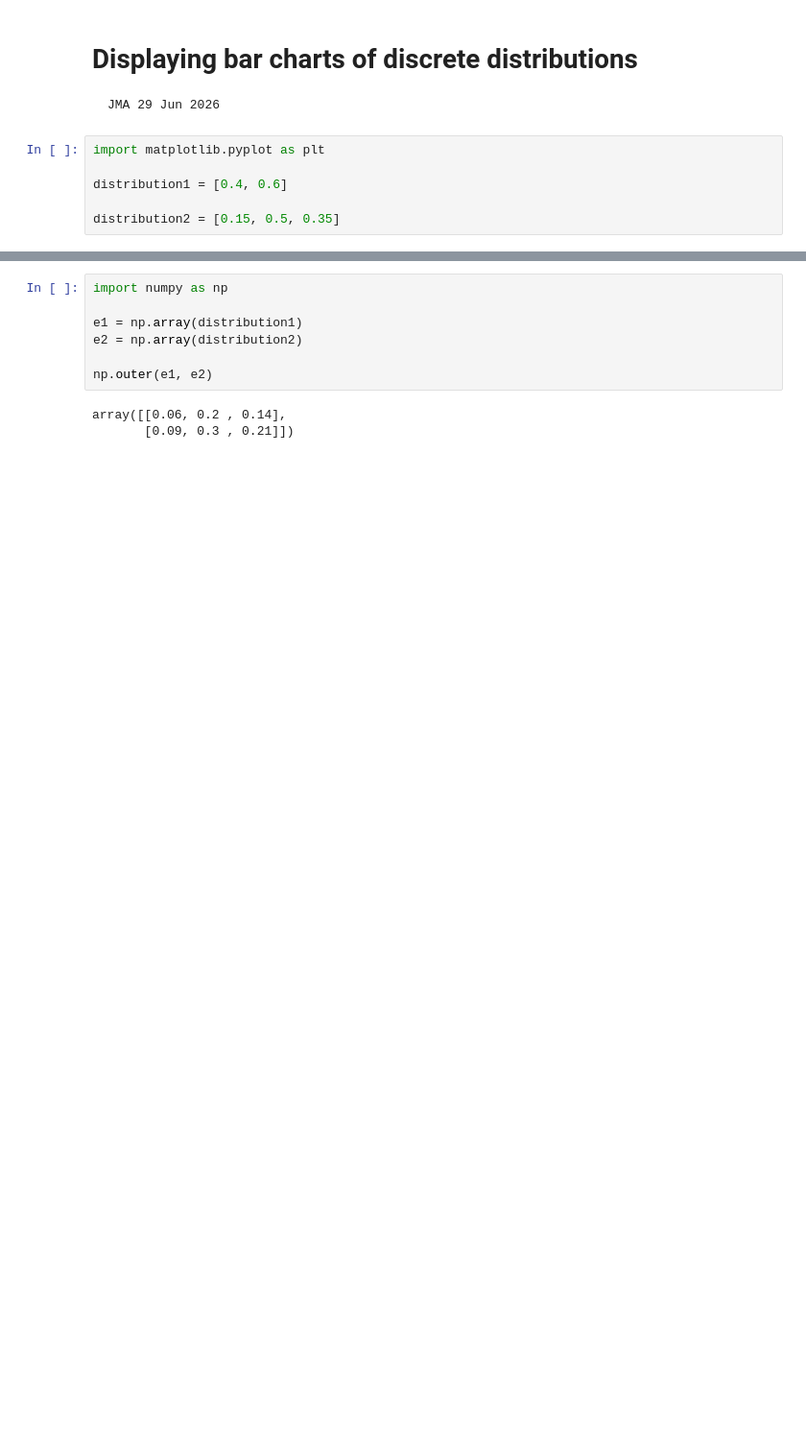
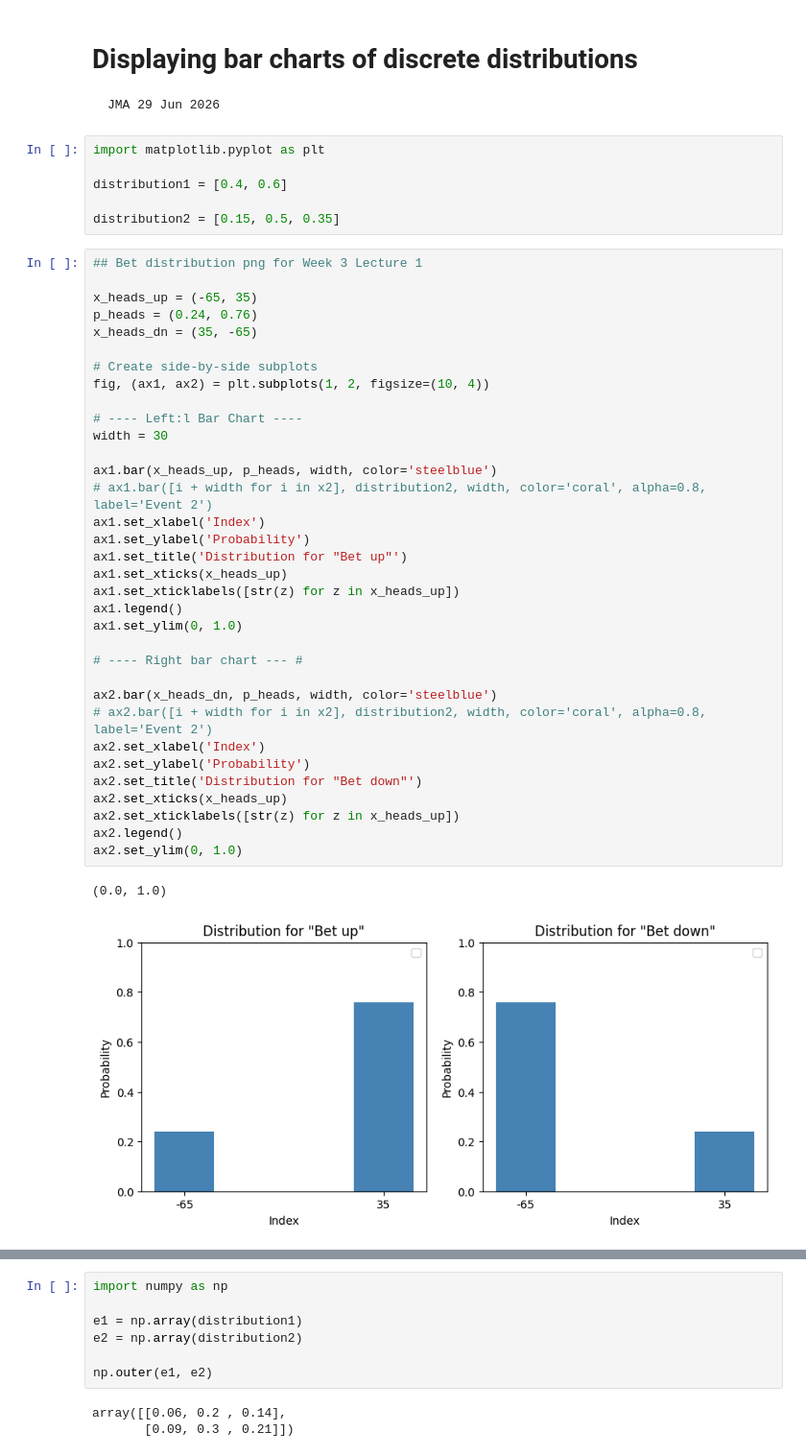
Before and after one commit to stanford-msande152/summer26, a Jupyter notebook: lectures/week_02/class_01/distributions.ipynb, the cells around one changed output, grey strips where cells are left out. Shown at 96% size. Cells and saved outputs as stored; diff of their text form; blank space fills up the shorter version.

Commit message:
lecture1 week3 final draft

```diff
--- a/lectures/week_02/class_01/distributions.ipynb
+++ b/lectures/week_02/class_01/distributions.ipynb
@@ -7,5 +7,42 @@ import matplotlib.pyplot as plt
 distribution1 = [0.4, 0.6]
 
 distribution2 = [0.15, 0.5, 0.35]
+# %%
+## Bet distribution png for Week 3 Lecture 1
+
+x_heads_up = (-65, 35)
+p_heads = (0.24, 0.76)
+x_heads_dn = (35, -65)
+
+# Create side-by-side subplots
+fig, (ax1, ax2) = plt.subplots(1, 2, figsize=(10, 4))
+
+# ---- Left:l Bar Chart ----
+width = 30
+
+ax1.bar(x_heads_up, p_heads, width, color='steelblue')
+# ax1.bar([i + width for i in x2], distribution2, width, color='coral', alpha=0.8, label='Event 2')
+ax1.set_xlabel('Index')
+ax1.set_ylabel('Probability')
+ax1.set_title('Distribution for "Bet up"')
+ax1.set_xticks(x_heads_up)
+ax1.set_xticklabels([str(z) for z in x_heads_up])
+ax1.legend()
+ax1.set_ylim(0, 1.0)
+
+# ---- Right bar chart --- #
+
+ax2.bar(x_heads_dn, p_heads, width, color='steelblue')
+# ax2.bar([i + width for i in x2], distribution2, width, color='coral', alpha=0.8, label='Event 2')
+ax2.set_xlabel('Index')
+ax2.set_ylabel('Probability')
+ax2.set_title('Distribution for "Bet down"')
+ax2.set_xticks(x_heads_up)
+ax2.set_xticklabels([str(z) for z in x_heads_up])
+ax2.legend()
+ax2.set_ylim(0, 1.0)
+# %% [output]
+(0.0, 1.0)
+[figure, added]
 # %%
 # Create side-by-side subplots
```
Also changed, not shown: parts of 1 cell of this notebook, 4 other files.
